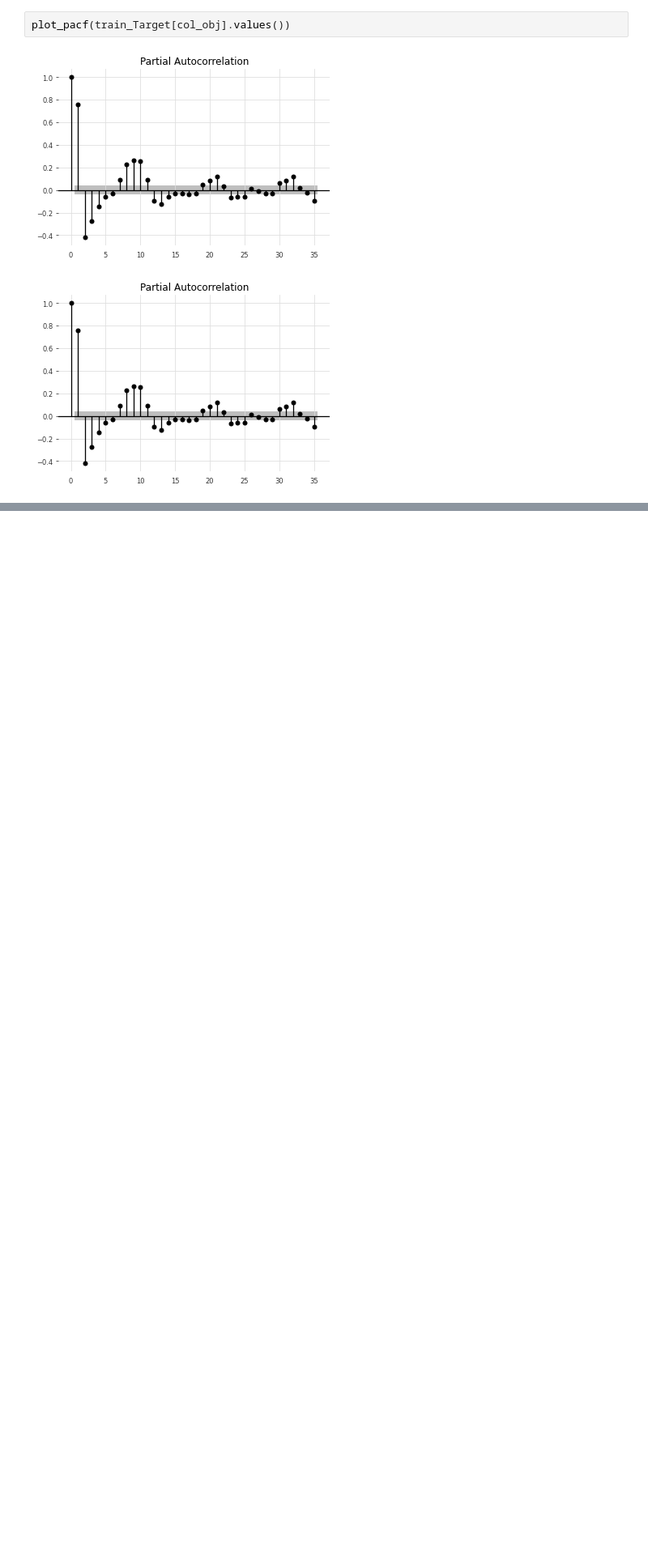
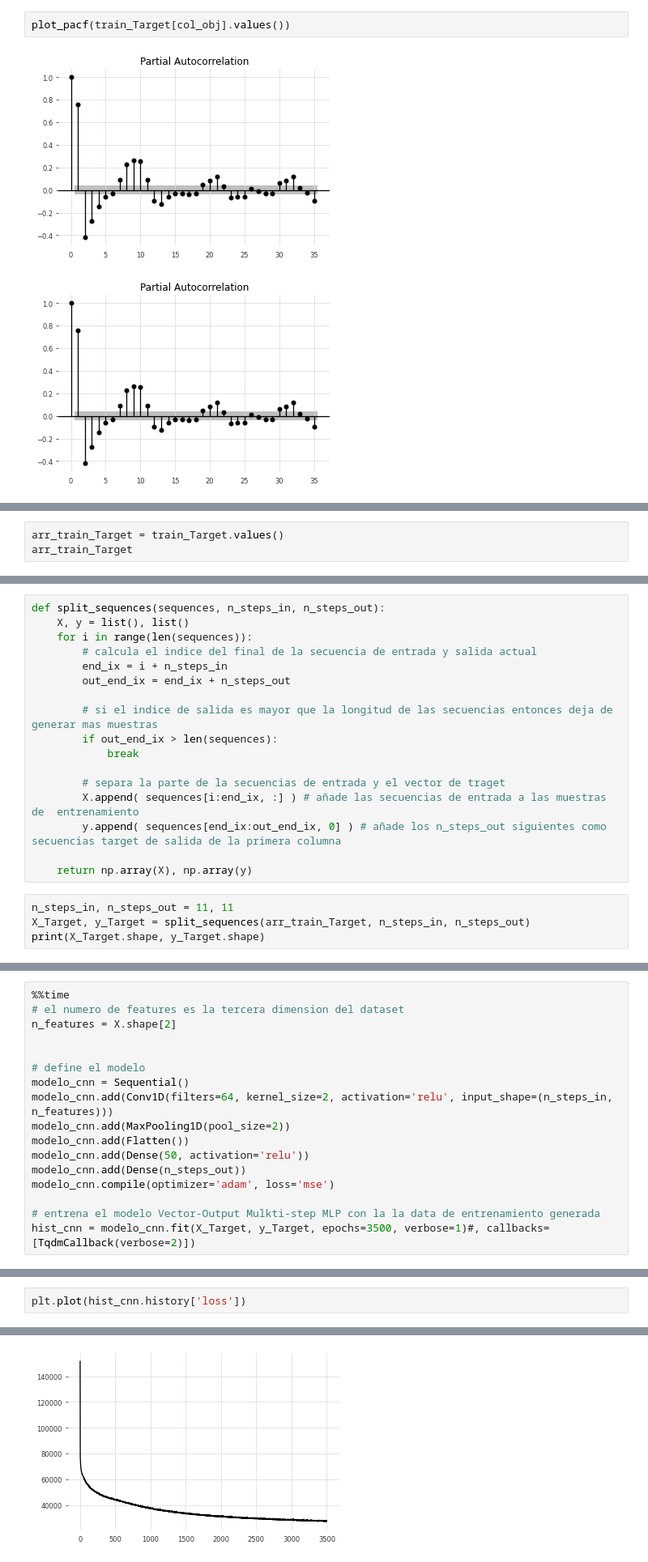
Before and after one commit to Leinadh/PV-Forecasting, a Jupyter notebook: transferencia_aprendize_Chachapoyas_to_Juliaca.ipynb, the cells around one changed output, grey strips where cells are left out. Shown at 81% size. Saved outputs shown, nothing was run; the diff lists cells and outputs as text; blank space fills up the shorter version.

```diff
--- a/transferencia_aprendize_Chachapoyas_to_Juliaca.ipynb
+++ b/transferencia_aprendize_Chachapoyas_to_Juliaca.ipynb
@@ -468,0 +473,3 @@ plot_pacf(train_Target[col_obj].values())
+# %%
+arr_train_Target = train_Target.values()
+arr_train_Target
@@ -468,0 +484,21 @@ plot_pacf(train_Target[col_obj].values())
+# %%
+def split_sequences(sequences, n_steps_in, n_steps_out):
+    X, y = list(), list()
+    for i in range(len(sequences)):
+        # calcula el indice del final de la secuencia de entrada y salida actual
+        end_ix = i + n_steps_in
+        out_end_ix = end_ix + n_steps_out
+
+        # si el indice de salida es mayor que la longitud de las secuencias entonces deja de generar mas muestras
+        if out_end_ix > len(sequences):
+            break
+
+        # separa la parte de la secuencias de entrada y el vector de traget
+        X.append( sequences[i:end_ix, :] ) # añade las secuencias de entrada a las muestras de  entrenamiento
+        y.append( sequences[end_ix:out_end_ix, 0] ) # añade los n_steps_out siguientes como secuencias target de salida de la primera columna
+
+    return np.array(X), np.array(y)
+# %%
+n_steps_in, n_steps_out = 11, 11
+X_Target, y_Target = split_sequences(arr_train_Target, n_steps_in, n_steps_out)
+print(X_Target.shape, y_Target.shape)
@@ -468,0 +643,17 @@ plot_pacf(train_Target[col_obj].values())
+# %%
+%%time
+# el numero de features es la tercera dimension del dataset
+n_features = X.shape[2]
+
+
+# define el modelo
+modelo_cnn = Sequential()
+modelo_cnn.add(Conv1D(filters=64, kernel_size=2, activation='relu', input_shape=(n_steps_in, n_features)))
+modelo_cnn.add(MaxPooling1D(pool_size=2))
+modelo_cnn.add(Flatten())
+modelo_cnn.add(Dense(50, activation='relu'))
+modelo_cnn.add(Dense(n_steps_out))
+modelo_cnn.compile(optimizer='adam', loss='mse')
+
+# entrena el modelo Vector-Output Mulkti-step MLP con la la data de entrenamiento generada
+hist_cnn = modelo_cnn.fit(X_Target, y_Target, epochs=3500, verbose=1)#, callbacks=[TqdmCallback(verbose=2)])
@@ -468,0 +678,3 @@ plot_pacf(train_Target[col_obj].values())
+# %%
+plt.plot(hist_cnn.history['loss'])
+# %% [output]
@@ -468,0 +682 @@ plot_pacf(train_Target[col_obj].values())
+[figure, added]
```
Also changed, not shown: parts of 32 cells of this notebook.
